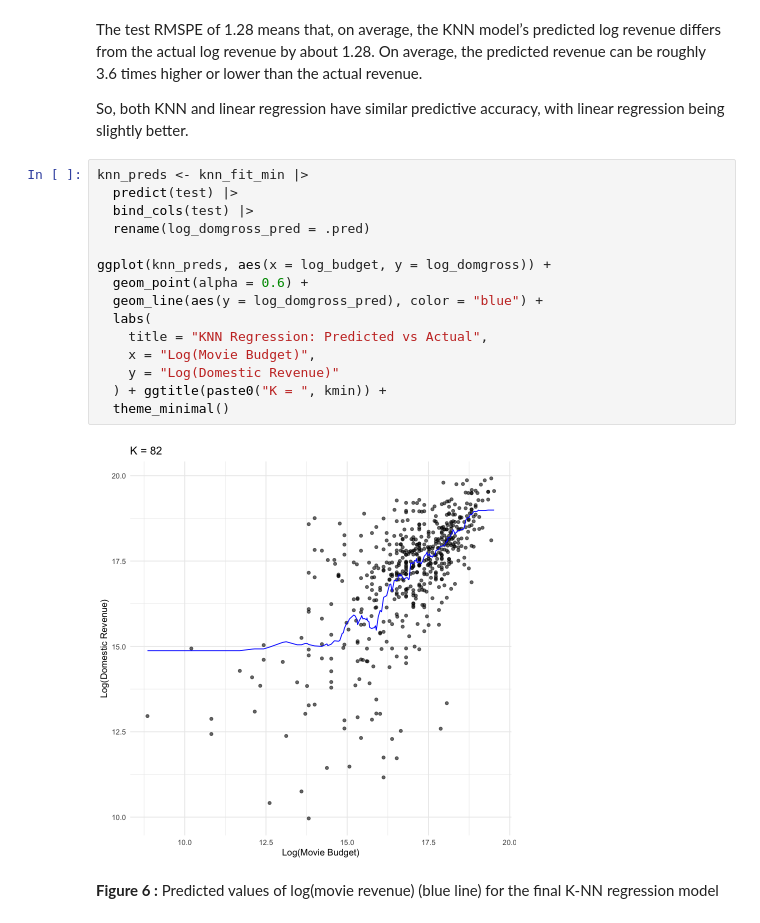
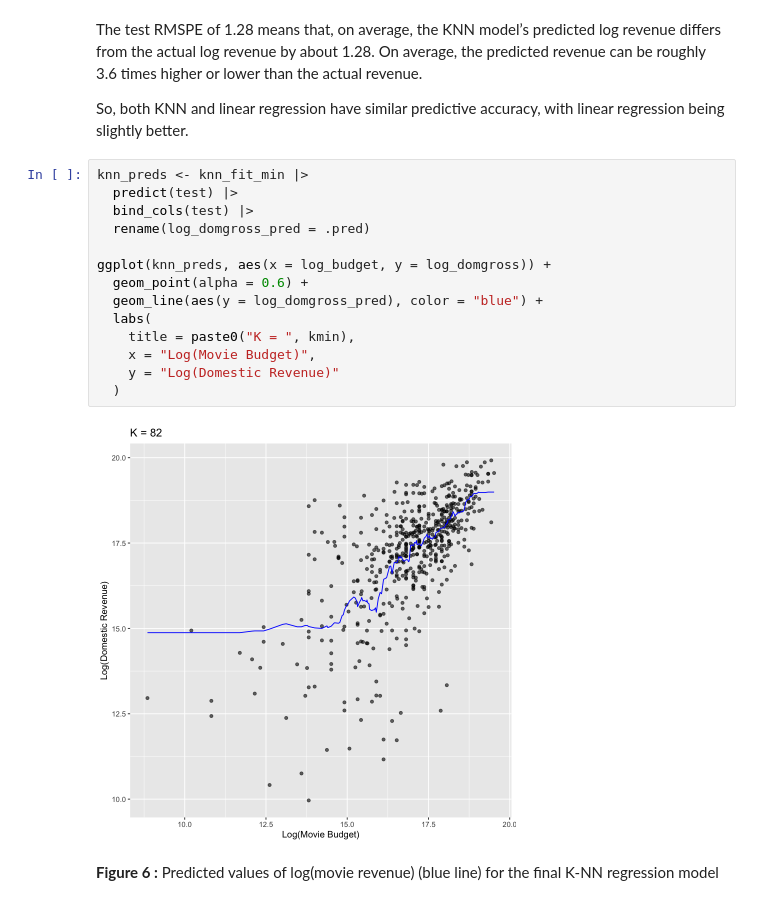
Before and after one commit to UBC-DSCI-310-2025W2/dsci-310-group-5, a Jupyter notebook: notebooks/analysis_movie-revenue.ipynb, the cells around one changed output. Saved outputs shown, nothing was run; the diff lists cells and outputs as text.

Commit message:
added the scatterplot function

```diff
--- a/notebooks/analysis_movie-revenue.ipynb
+++ b/notebooks/analysis_movie-revenue.ipynb
@@ -436,20 +425,19 @@ So, both KNN and linear regression have similar predictive accuracy, with linear
 # %%
 knn_preds <- knn_fit_min |>
   predict(test) |>
   bind_cols(test) |>
   rename(log_domgross_pred = .pred)
 
 ggplot(knn_preds, aes(x = log_budget, y = log_domgross)) +
   geom_point(alpha = 0.6) +
   geom_line(aes(y = log_domgross_pred), color = "blue") +
   labs(
-    title = "KNN Regression: Predicted vs Actual",
+    title = paste0("K = ", kmin),
     x = "Log(Movie Budget)",
     y = "Log(Domestic Revenue)"
-  ) + ggtitle(paste0("K = ", kmin)) +
-  theme_minimal()
+  )
 # %% [output]
-[figure, old version]
+[figure, new version]
 # %% [markdown]
 **Figure 6 :** Predicted values of log(movie revenue) (blue line) for the final K-NN regression model
 # %% [markdown]
```
Also changed, not shown: parts of 2 cells of this notebook, 2 other files.
